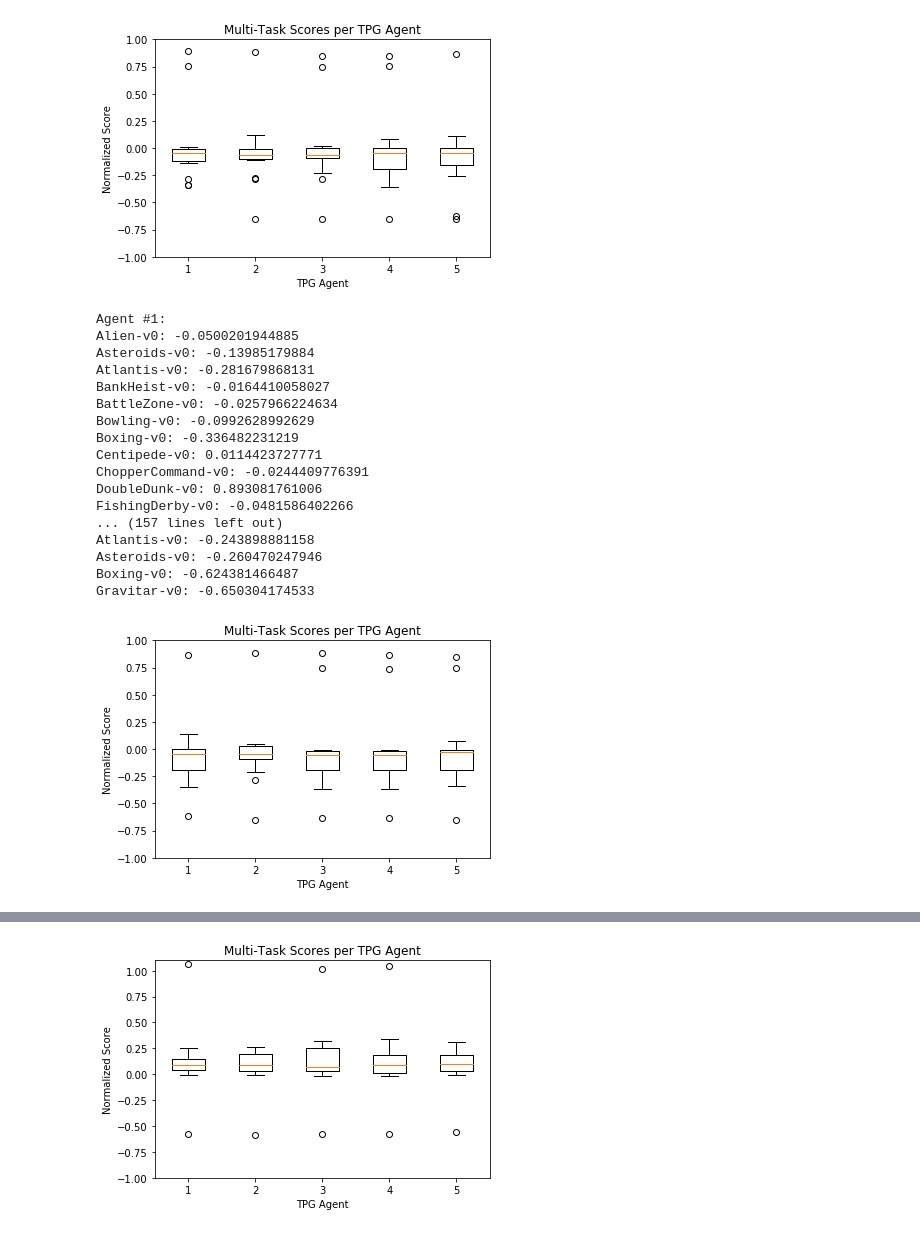
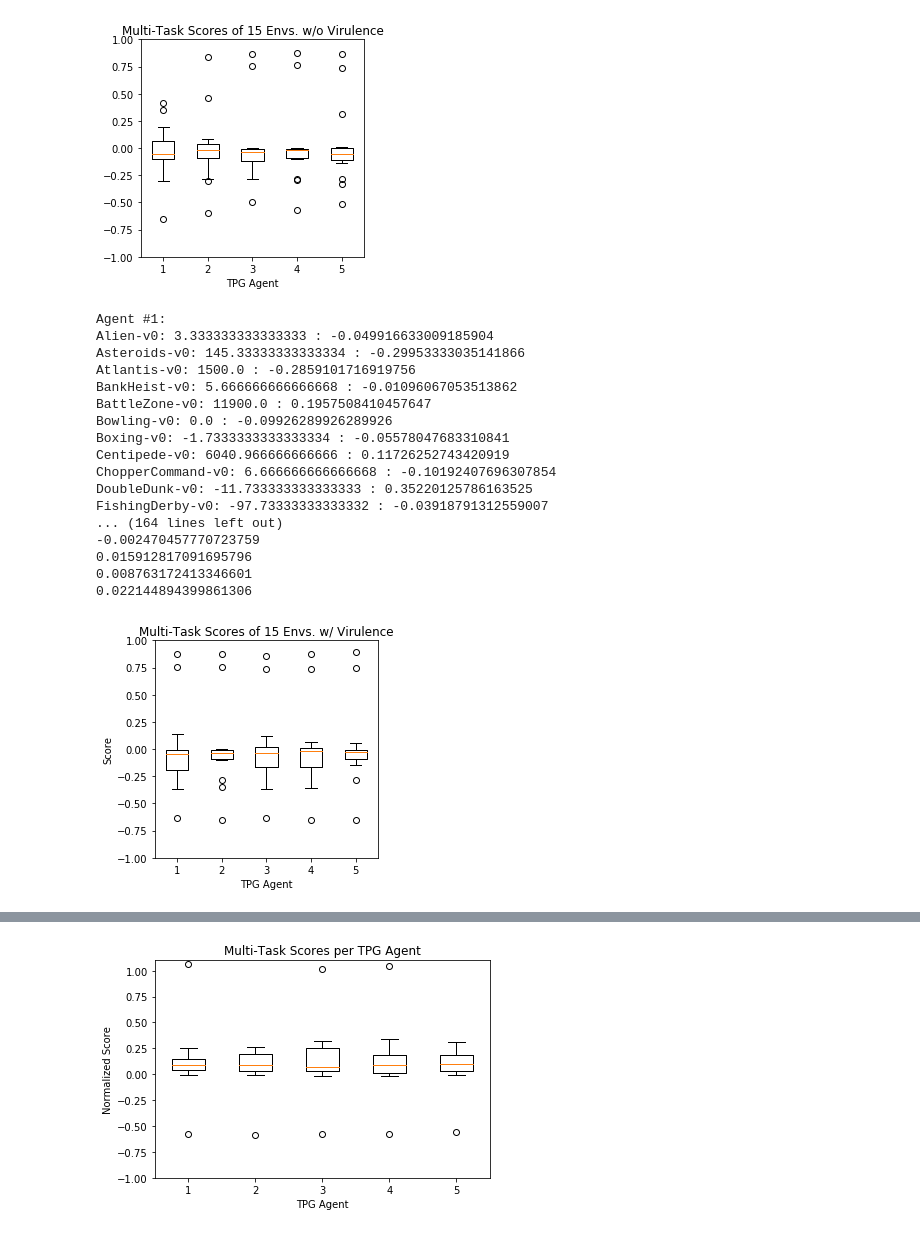
Before and after one commit to Ryan-Amaral/general-game-playing-tpg, a Jupyter notebook: champion-scores/champion-scores.ipynb, the cells around one changed output, grey strips where cells are left out. Drawn from its saved outputs; the diff is of its cells as text; code cells hidden in the pictures.

```diff
--- a/champion-scores/champion-scores.ipynb
+++ b/champion-scores/champion-scores.ipynb
@@ -29,28 +29,30 @@ soloTpgScores = {
 # %%
 df = pd.read_csv('15-shrink-novir.txt')
 
 # scores distributions normalized to random and solo tpg
-df = df[df.tpgGen==120]
+df = df[df.tpgGen==300]
 
 df.head()
 
 scoreDists = []
 for i in range(len(df)):
     scoreDists.append([])
     for j in range(4,19):
         scoreDists[i].append(
             ((df.iloc[i,j] - soloRandomScores[df.columns[j][5:]]) /
              (soloTpgScores[df.columns[j][5:]] -
                   soloRandomScores[df.columns[j][5:]])).tolist())
 
+
+plt.figure(figsize=(4,4))
 plt.boxplot(scoreDists)
 plt.ylim(-1,1)
-plt.title('Multi-Task Scores per TPG Agent')
+plt.title('Multi-Task Scores of 15 Envs. w/o Virulence')
 plt.xlabel('TPG Agent')
-plt.ylabel('Normalized Score')
+#plt.ylabel('Score')
 plt.show()
 # %% [output]
-[figure, old version]
+[figure, new version]
 # %%
 agentsScores = []
 for i in range(len(df)):
@@ -60,36 +62,39 @@ for i in range(len(df)):
         agentsScores[-1].append((str(df.columns[j][5:]),
                 (df.iloc[i,j] - soloRandomScores[df.columns[j][5:]]) /
                 (soloTpgScores[df.columns[j][5:]] - soloRandomScores[df.columns[j][5:]])))
-        print(agentsScores[-1][-1][0] + ': ' + str(agentsScores[-1][-1][1]))
+        print(agentsScores[-1][-1][0] + ': ' + str(df.iloc[i,j]) + ' : ' + str(agentsScores[-1][-1][1]))
 
     print('\nSorted:')
     agentsScores[-1].sort(key=lambda x: x[1], reverse=True)
     for score in agentsScores[-1]:
         print(score[0] + ': ' + str(score[1]))
     print('\n')
+
+for scores in agentsScores:
+    print(sum([score[1] for score in scores])/len(scores))
 # %% [output]
 Agent #1:
-Alien-v0: -0.0500201944885
-Asteroids-v0: -0.13985179884
-Atlantis-v0: -0.281679868131
-BankHeist-v0: -0.0164410058027
-BattleZone-v0: -0.0257966224634
-Bowling-v0: -0.0992628992629
-Boxing-v0: -0.336482231219
-Centipede-v0: 0.0114423727771
-ChopperCommand-v0: -0.0244409776391
-DoubleDunk-v0: 0.893081761006
-FishingDerby-v0: -0.0481586402266
-... (157 lines left out)
-Atlantis-v0: -0.243898881158
-Asteroids-v0: -0.260470247946
-Boxing-v0: -0.624381466487
-Gravitar-v0: -0.650304174533
+Alien-v0: 3.333333333333333 : -0.049916633009185904
+Asteroids-v0: 145.33333333333334 : -0.29953333035141866
+Atlantis-v0: 1500.0 : -0.2859101716919756
+BankHeist-v0: 5.666666666666668 : -0.01096067053513862
+BattleZone-v0: 11900.0 : 0.1957508410457647
+Bowling-v0: 0.0 : -0.09926289926289926
+Boxing-v0: -1.7333333333333334 : -0.05578047683310841
+Centipede-v0: 6040.966666666666 : 0.11726252743420919
+ChopperCommand-v0: 6.666666666666668 : -0.10192407696307854
+DoubleDunk-v0: -11.733333333333333 : 0.35220125786163525
+FishingDerby-v0: -97.73333333333332 : -0.03918791312559007
+... (164 lines left out)
+-0.002470457770723759
+0.015912817091695796
+0.008763172413346601
+0.022144894399861306
 # %%
 df = pd.read_csv('15-shrink-vir.txt')
 
 # scores distributions normalized to random and solo tpg
-df = df[df.tpgGen==120]
+df = df[df.tpgGen==300]
 
 scoreDists = []
 for i in range(len(df)):
@@ -100,14 +105,15 @@ for i in range(len(df)):
              (soloTpgScores[df.columns[j][5:]] -
                   soloRandomScores[df.columns[j][5:]])).tolist())
 
+plt.figure(figsize=(4,4))
 plt.boxplot(scoreDists)
 plt.ylim(-1,1)
-plt.title('Multi-Task Scores per TPG Agent')
+plt.title('Multi-Task Scores of 15 Envs. w/ Virulence')
 plt.xlabel('TPG Agent')
-plt.ylabel('Normalized Score')
+plt.ylabel('Score')
 plt.show()
 # %% [output]
-[figure, old version]
+[figure, new version]
 # %%
 agentsScores = []
 for i in range(len(df)):
```
Also changed, not shown: parts of 2 cells of this notebook, 1 other file.
